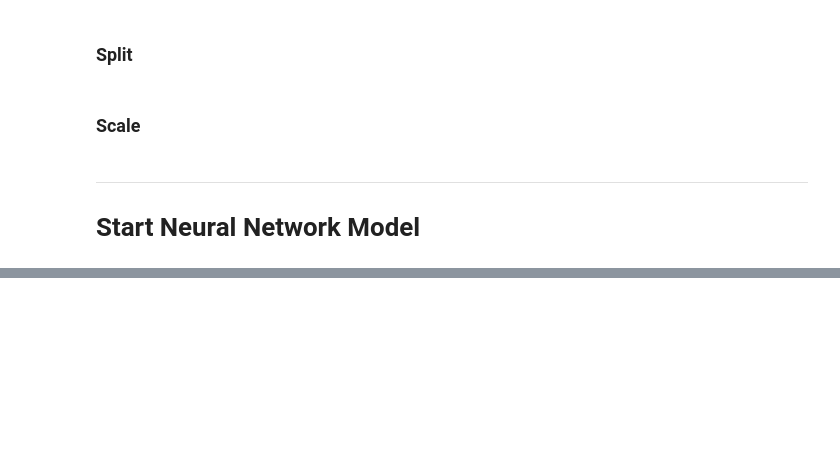
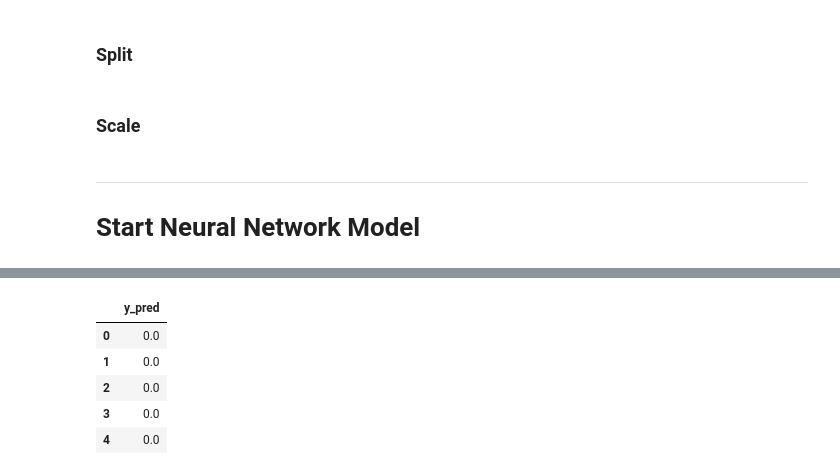
Before and after one commit to claracbucar/project--4, a Jupyter notebook: jsp_Neural_Network_01.ipynb, the cells around one changed output, grey strips where cells are left out. Cells and saved outputs as stored; diff of their text form; code cells hidden in the pictures; blank space fills up the shorter version.

```diff
--- a/jsp_Neural_Network_01.ipynb
+++ b/jsp_Neural_Network_01.ipynb
@@ -336,3 +337,16 @@ nn.save_weights(filename)
 # The '.h5' extension indicates that the model should be saved to HDF5.
 filename = now.strftime("%Y-%m-%d-%H%M%S-")+acc+"-model.h5"
 nn.save(filename)
+# %%
+y_pred = nn.predict(X_test_scaled)
+y_pred_df = pd.DataFrame(y_pred, columns=['y_pred'])
+y_pred_df.loc[y_pred_df['y_pred']>=.5 ]= int(1)
+y_pred_df.loc[y_pred_df['y_pred']<.5 ]= int(0)
+y_pred_df.head()
+# %% [output]
+|  | y_pred |
+| 0 | 0.0 |
+| 1 | 0.0 |
+| 2 | 0.0 |
+| 3 | 0.0 |
+| 4 | 0.0 |
```
Also changed, not shown: parts of 5 cells of this notebook, 6 other files.
